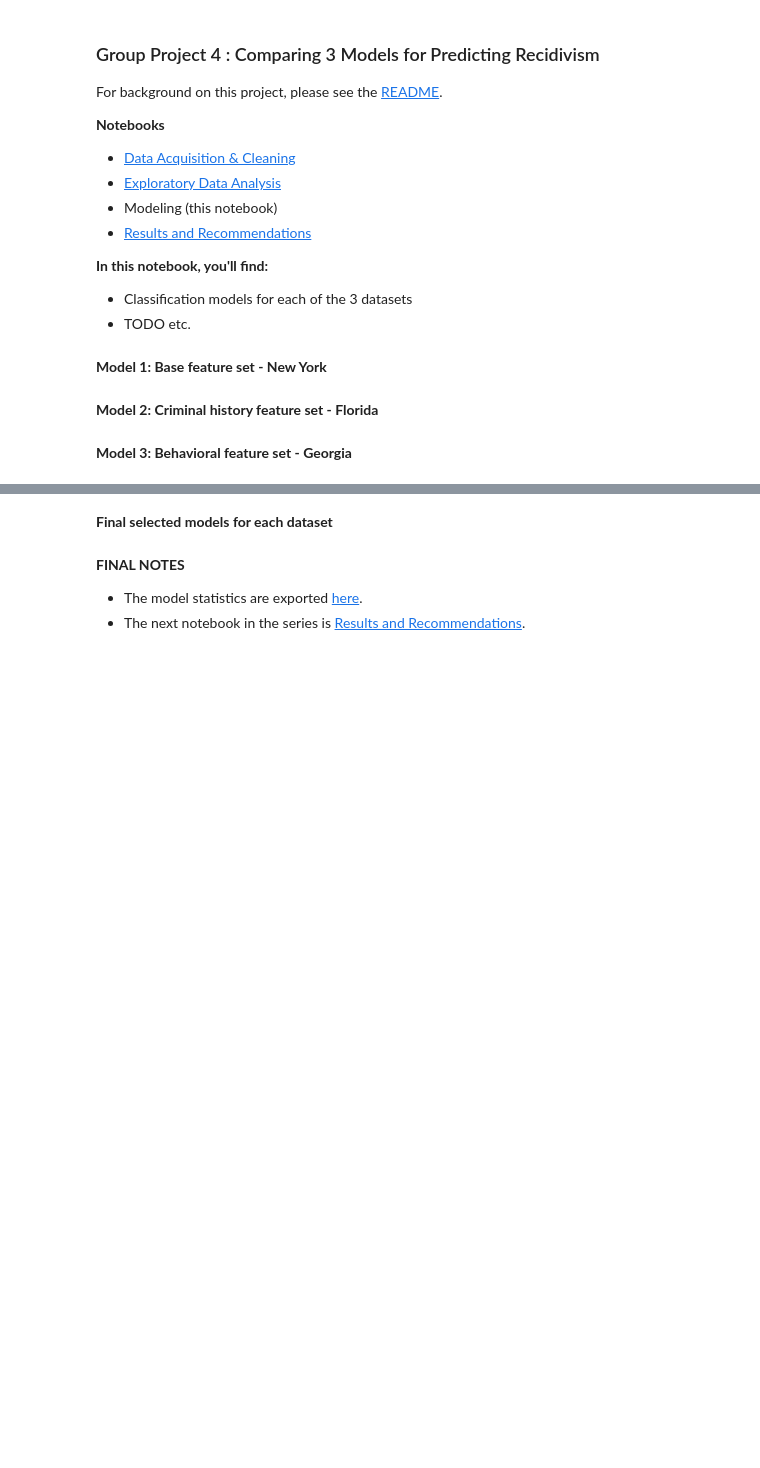
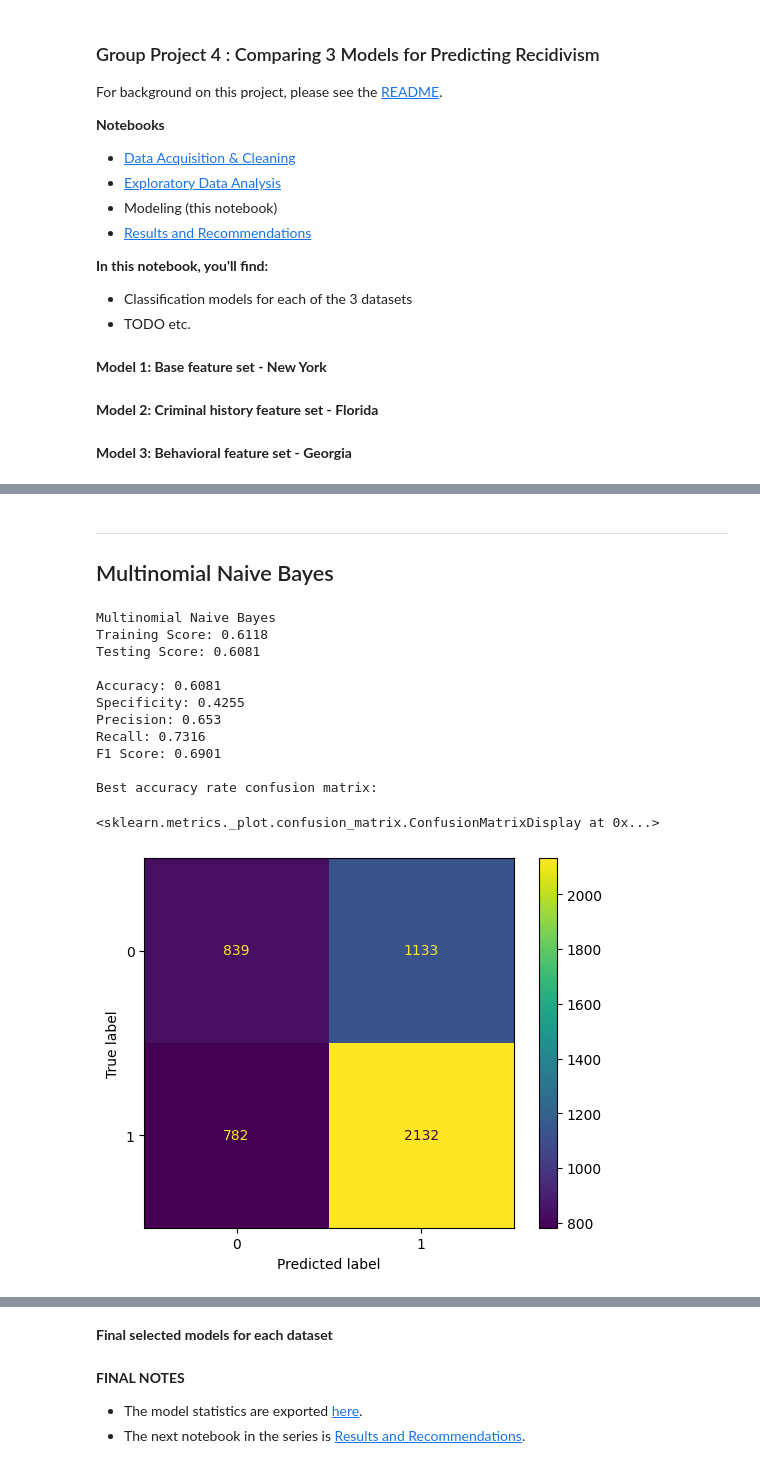
Before and after one commit to ga-dsi-822-group4/recidivism, a Jupyter notebook: notebooks/03_modeling.ipynb, the cells around one changed output, grey strips where cells are left out. Cells and saved outputs as stored; diff of their text form; code cells hidden in the pictures; blank space fills up the shorter version.

```diff
--- a/notebooks/03_modeling.ipynb
+++ b/notebooks/03_modeling.ipynb
@@ -20,0 +163,22 @@ For background on this project, please see the [README](../README.md).
+# %% [markdown]
+---
+
+## Multinomial Naive Bayes
+# %%
+mnb = MultinomialNB()
+
+model_trials(mnb, 'Multinomial Naive Bayes')
+# %% [output]
+Multinomial Naive Bayes
+Training Score: 0.6118
+Testing Score: 0.6081
+
+Accuracy: 0.6081
+Specificity: 0.4255
+Precision: 0.653
+Recall: 0.7316
+F1 Score: 0.6901
+
+Best accuracy rate confusion matrix:
+<sklearn.metrics._plot.confusion_matrix.ConfusionMatrixDisplay at 0x...>
+[figure, added]
```
Also changed, not shown: parts of 81 cells of this notebook, 4 other files.
